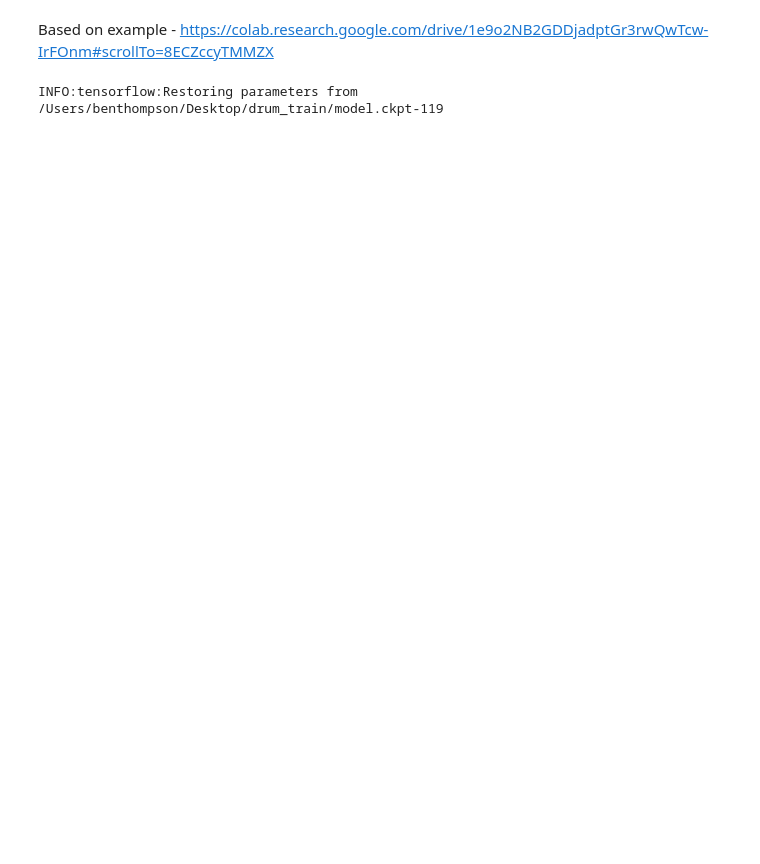
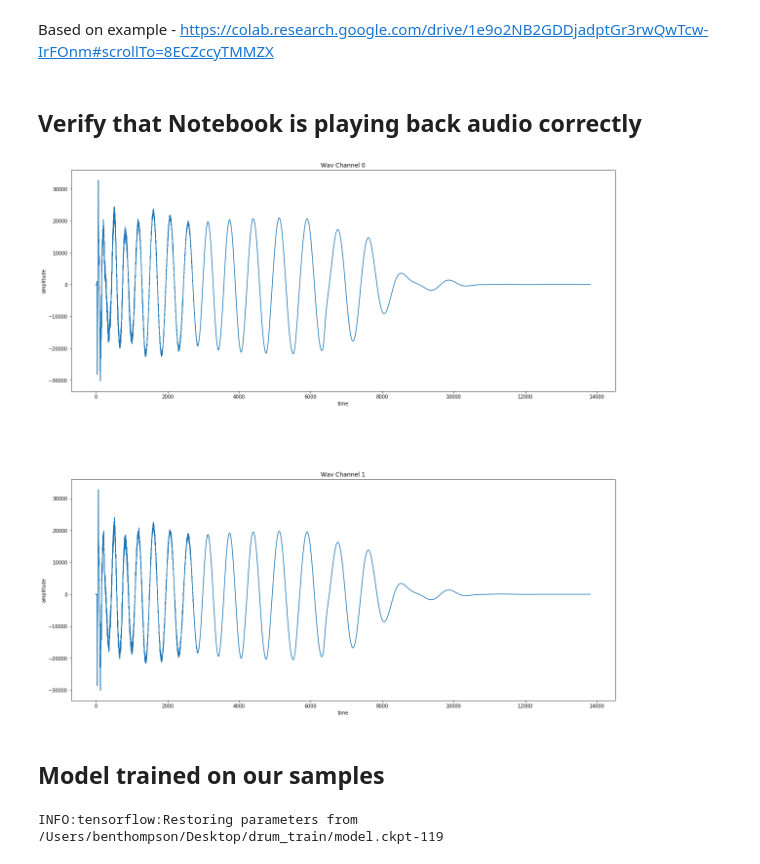
Before and after one commit to michelleliu103/Capstone_AstroDrum, a Jupyter notebook: WAV Basics 4 - Generating from Pre-Trained GAN.ipynb, the cells around one changed output. Saved outputs shown, nothing was run; the diff lists cells and outputs as text; code cells hidden in the pictures; blank space fills up the shorter version.

Commit message:
exploring generated sounds

```diff
--- a/WAV Basics 4 - Generating from Pre-Trained GAN.ipynb
+++ b/WAV Basics 4 - Generating from Pre-Trained GAN.ipynb
@@ -3,3 +7,37 @@ Based on example - https://colab.research.google.com/drive/1e9o2NB2GDDjadptGr3rw
+# %% [markdown]
+## Verify that Notebook is playing back audio correctly
+# %%
+import IPython.display as ipd
+
+#path to file
+filePath = '/Users/benthompson/Google Drive/MIDS/210/w210-Capstone-AstroDrum/Kick Drums/'
+file = 'VEE Bassdrum 000.wav'
+
+#read in file
+wav = wavfile.read(filePath+file)
+
+#look at wav file
+plt.figure(figsize=(20,20))
+for i in [0,1]:
+    plt.subplot(2, 1, i+1)
+    plt.plot(wav[1][:,i])
+    plt.xlabel('time')
+    plt.ylabel('amplitude')
+    plt.title('Wav Channel ' + str(i))
+    plt.subplots_adjust(wspace=.4, hspace=.4)
+
+#play file
+#have to rerun cell each time want to play
+#correct sound. If keep hitting play wo
+#rerunning cell it doesn't play full sample
+ipd.Audio(filePath+file)
+
+#test export
+wavfile.write('testKick.wav',rate=16000,data=wav[1])
+# %% [output]
+[figure, added]
+# %% [markdown]
+## Model trained on our samples
 # %%
 # Load the model
 import tensorflow as tf
```
Also changed, not shown: parts of 5 cells of this notebook, 5 other files.
